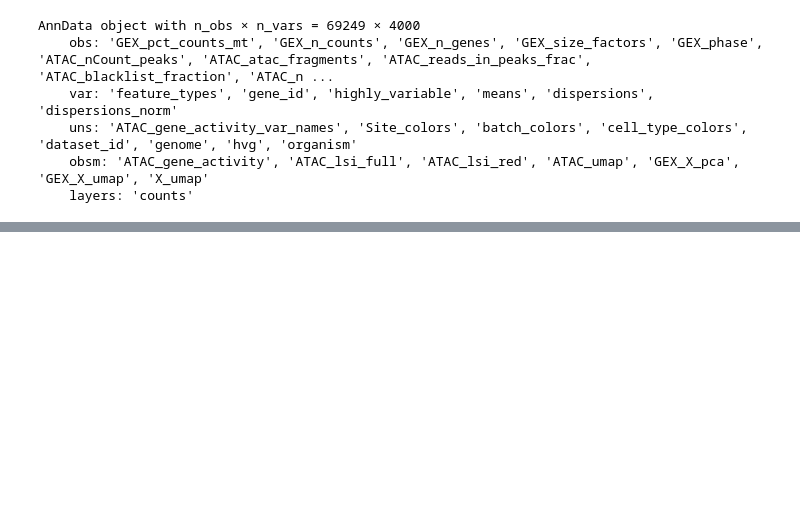
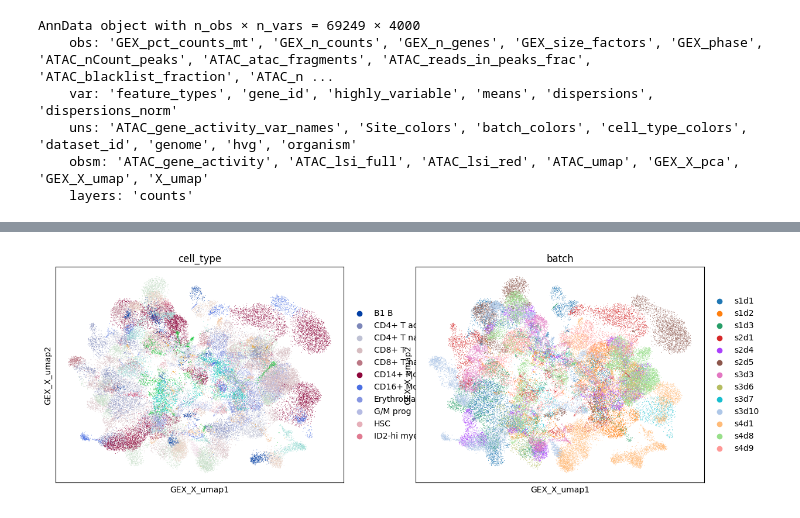
Before and after one commit to theislab/CFGen, a Jupyter notebook: notebooks/datasets/ATAC/neurips_multiome.ipynb, the cells around one changed output, grey strips where cells are left out. Saved outputs shown, nothing was run; the diff lists cells and outputs as text; code cells hidden in the pictures; blank space fills up the shorter version.

```diff
--- a/notebooks/datasets/ATAC/neurips_multiome.ipynb
+++ b/notebooks/datasets/ATAC/neurips_multiome.ipynb
@@ -69,0 +48,4 @@ AnnData object with n_obs × n_vars = 69249 × 4000
+# %%
+sc.pl.embedding(rna, basis="GEX_X_umap", color=["cell_type", "batch"])
+# %% [output]
+[figure, added]
```
Also changed, not shown: parts of 3 cells of this notebook.
